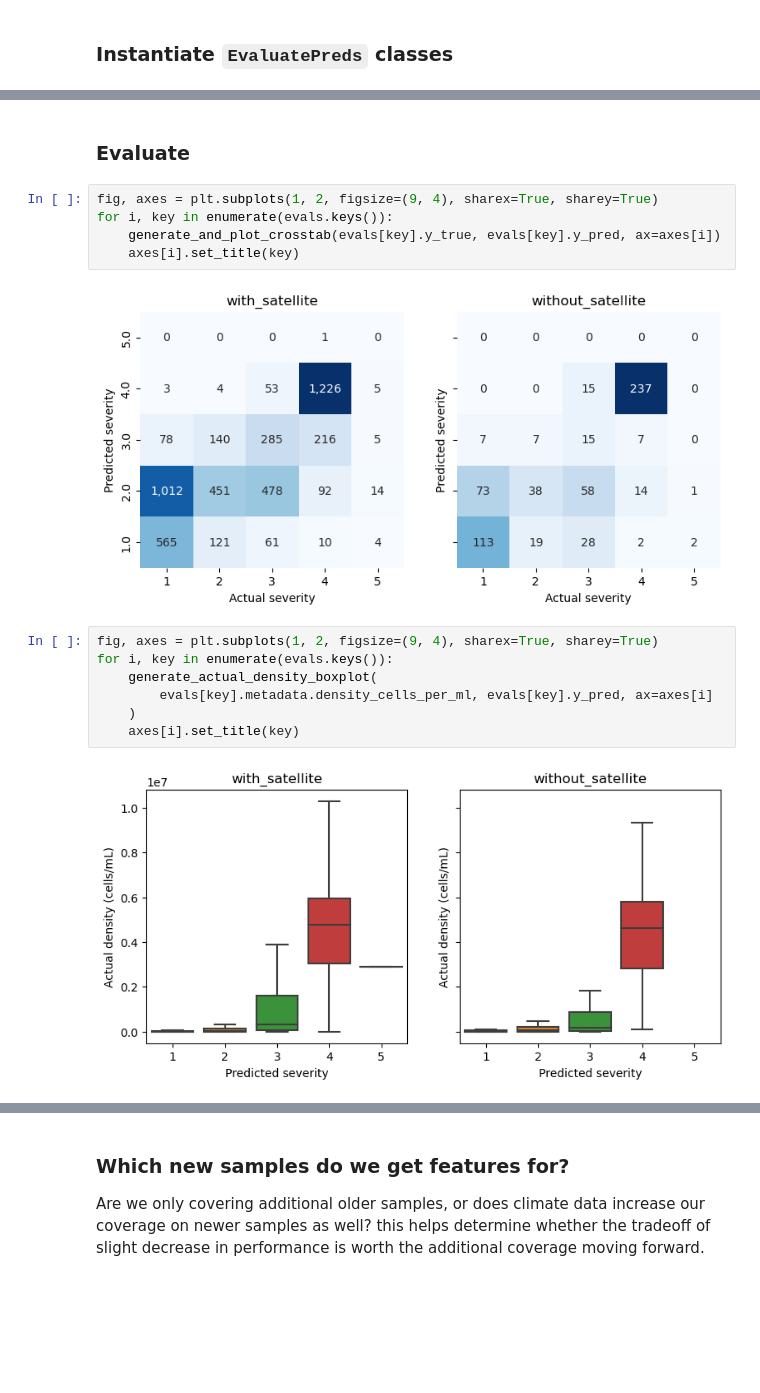
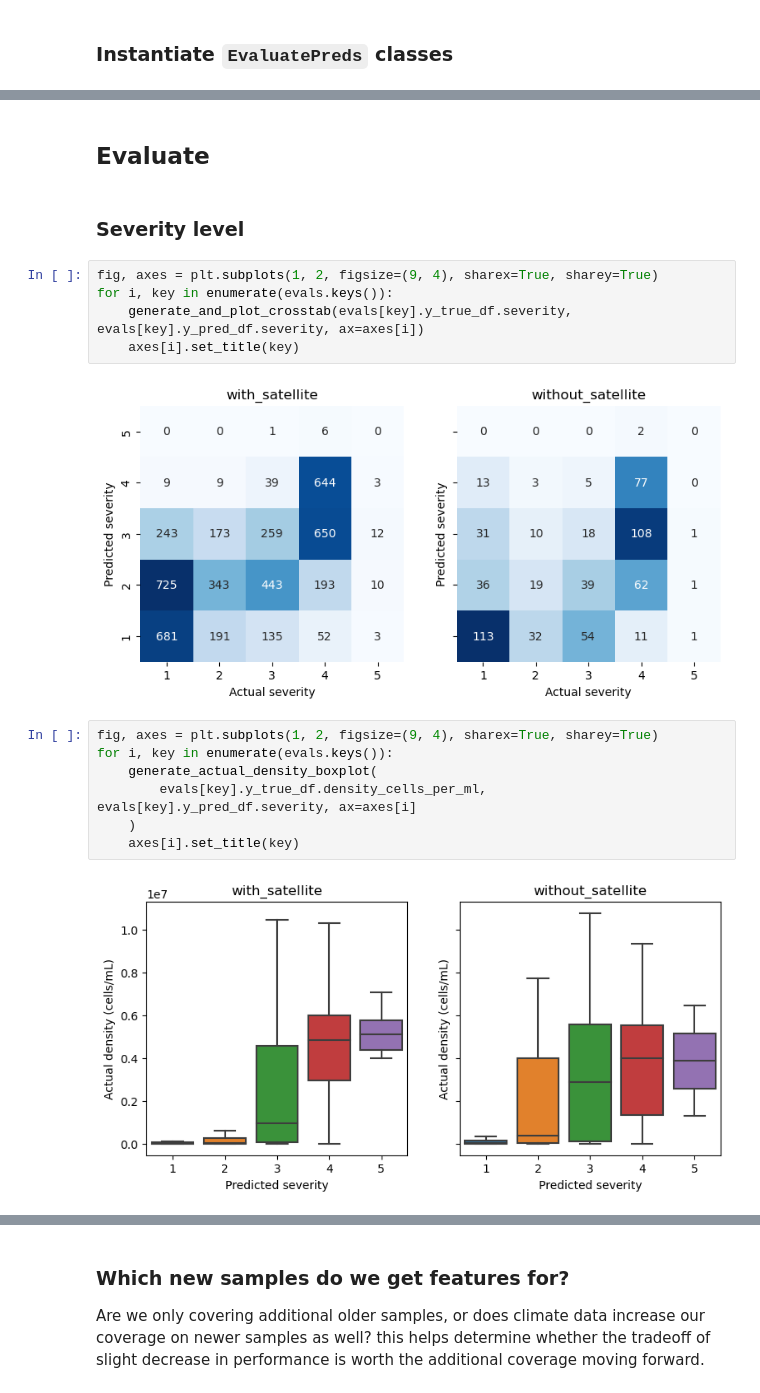
Before and after one commit to drivendataorg/cyfi, a Jupyter notebook: notebooks/0.0-klw-adding-climate.ipynb, the cells around one changed output, grey strips where cells are left out. Saved outputs shown, nothing was run; the diff lists cells and outputs as text; blank space fills up the shorter version.

Commit message:
delete extra nb cells

```diff
--- a/notebooks/0.0-klw-adding-climate.ipynb
+++ b/notebooks/0.0-klw-adding-climate.ipynb
@@ -160,19 +169,21 @@ evals["without_satellite"] = EvaluatePreds(
 # %% [markdown]
-### Evaluate
+## Evaluate
+# %% [markdown]
+### Severity level
 # %%
 fig, axes = plt.subplots(1, 2, figsize=(9, 4), sharex=True, sharey=True)
 for i, key in enumerate(evals.keys()):
-    generate_and_plot_crosstab(evals[key].y_true, evals[key].y_pred, ax=axes[i])
+    generate_and_plot_crosstab(evals[key].y_true_df.severity, evals[key].y_pred_df.severity, ax=axes[i])
     axes[i].set_title(key)
 # %% [output]
-[figure, old version]
+[figure, new version]
 # %%
 fig, axes = plt.subplots(1, 2, figsize=(9, 4), sharex=True, sharey=True)
 for i, key in enumerate(evals.keys()):
     generate_actual_density_boxplot(
-        evals[key].metadata.density_cells_per_ml, evals[key].y_pred, ax=axes[i]
+        evals[key].y_true_df.density_cells_per_ml, evals[key].y_pred_df.severity, ax=axes[i]
     )
     axes[i].set_title(key)
 # %% [output]
-[figure, old version]
+[figure, new version]
 # %%
```
Also changed, not shown: parts of 63 cells of this notebook, 1 other file.
